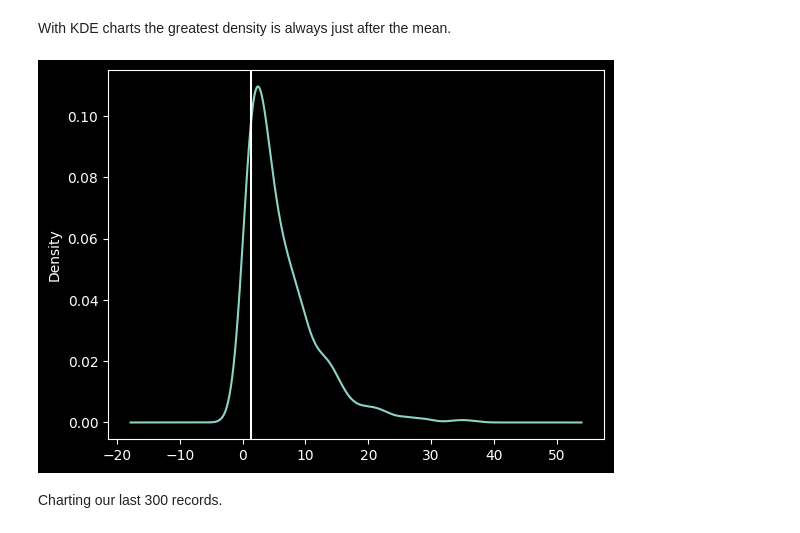
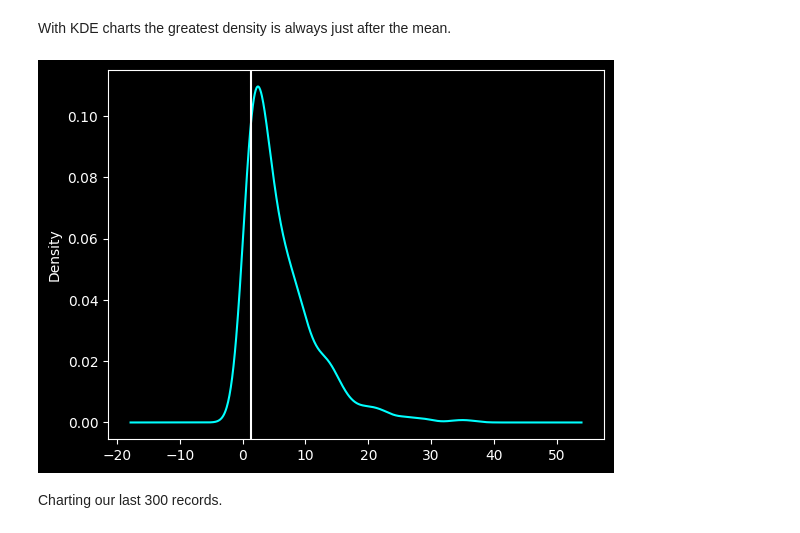
Before and after one commit to MathewLipman/Work-Samples, a Jupyter notebook: Effective_Pandas_3.ipynb, the cells around one changed output. Saved outputs shown, nothing was run; the diff lists cells and outputs as text; code cells hidden in the pictures.

```diff
--- a/Effective_Pandas_3.ipynb
+++ b/Effective_Pandas_3.ipynb
@@ -378,5 +374,5 @@ snow_wind_prc.corr()
 # %%
-(import matplotlib.style as style
+import matplotlib.style as style
 style.use('dark_background')
 # %% [markdown]
 average snow fall per year
@@ -1296,12 +1323,12 @@ With KDE charts the greatest density is always just after the mean.
 # %%
 (snow
  [lambda s:(s.index.month == 1) & (s>0)]
- .plot(kind='kde')
+ .plot(kind='kde', alpha=1, color='cyan')
  )
 plt.axvline(snow.mean())
 plt.show()
 # %% [output]
-[figure, old version]
+[figure, new version]
 # %% [markdown]
 Charting our last 300 records.
 # %%
```
Also changed, not shown: parts of 26 cells of this notebook.
